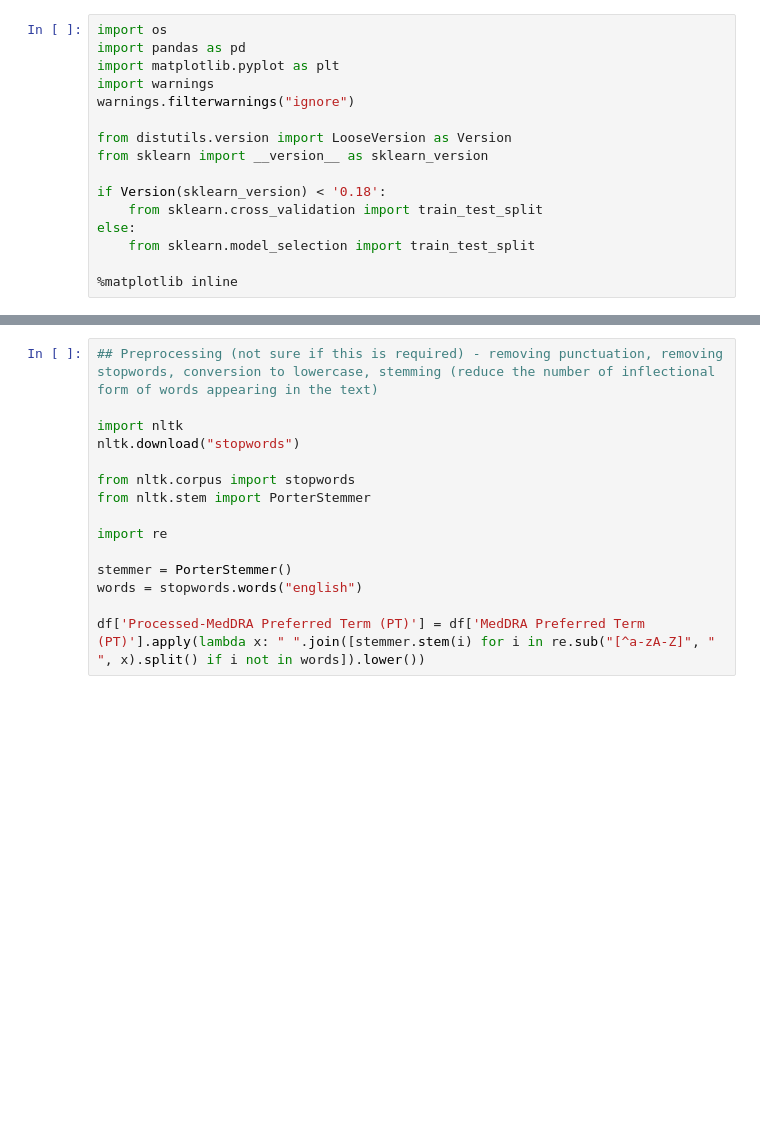
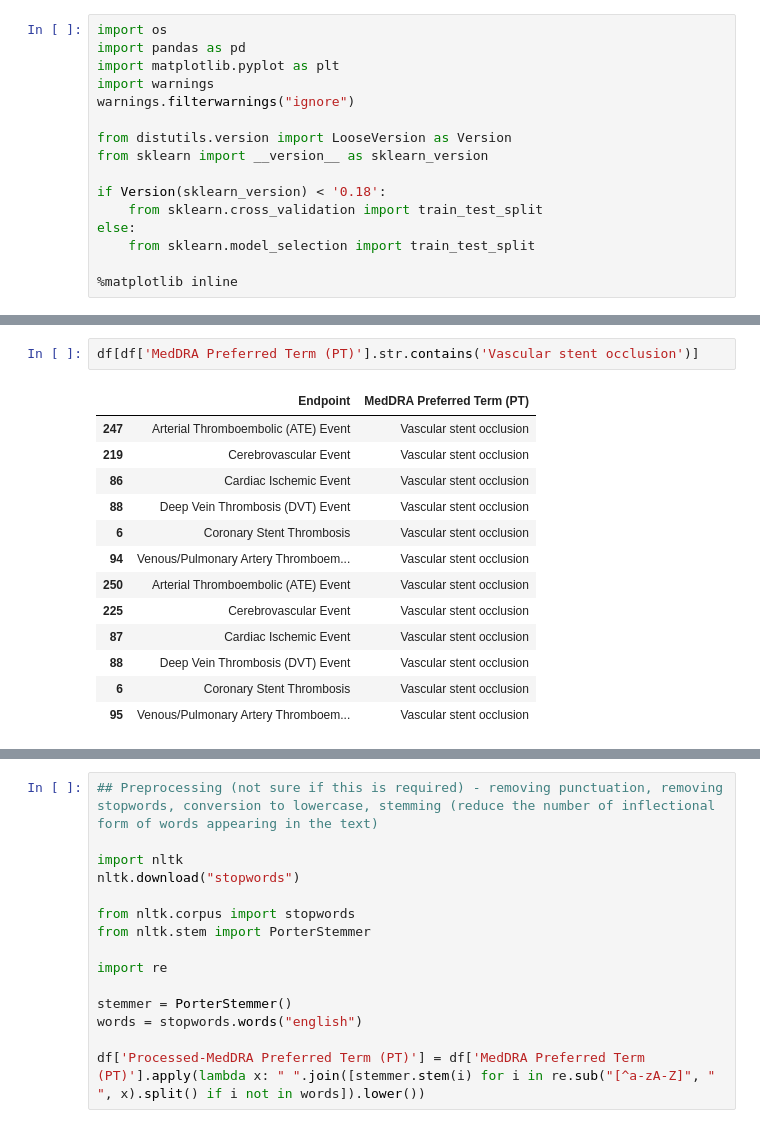
Before and after one commit to manju-lilly/medDRA-trigger, a Jupyter notebook: classifier-model-tfidf.ipynb, the cells around one changed output, grey strips where cells are left out. Drawn from its saved outputs; the diff is of its cells as text; blank space fills up the shorter version.

```diff
--- a/classifier-model-tfidf.ipynb
+++ b/classifier-model-tfidf.ipynb
@@ -26,0 +86,16 @@ No of rows in the dataset:(1168, 3)
+# %%
+df[df['MedDRA Preferred Term (PT)'].str.contains('Vascular stent occlusion')]
+# %% [output]
+|  | Endpoint | MedDRA Preferred Term (PT) |
+| 247 | Arterial Thromboembolic (ATE) Event | Vascular stent occlusion |
+| 219 | Cerebrovascular Event | Vascular stent occlusion |
+| 86 | Cardiac Ischemic Event | Vascular stent occlusion |
+| 88 | Deep Vein Thrombosis (DVT) Event | Vascular stent occlusion |
+| 6 | Coronary Stent Thrombosis | Vascular stent occlusion |
+| 94 | Venous/Pulmonary Artery Thromboem... | Vascular stent occlusion |
+| 250 | Arterial Thromboembolic (ATE) Event | Vascular stent occlusion |
+| 225 | Cerebrovascular Event | Vascular stent occlusion |
+| 87 | Cardiac Ischemic Event | Vascular stent occlusion |
+| 88 | Deep Vein Thrombosis (DVT) Event | Vascular stent occlusion |
+| 6 | Coronary Stent Thrombosis | Vascular stent occlusion |
+| 95 | Venous/Pulmonary Artery Thromboem... | Vascular stent occlusion |
```
Also changed, not shown: parts of 12 cells of this notebook, 2 other files.
